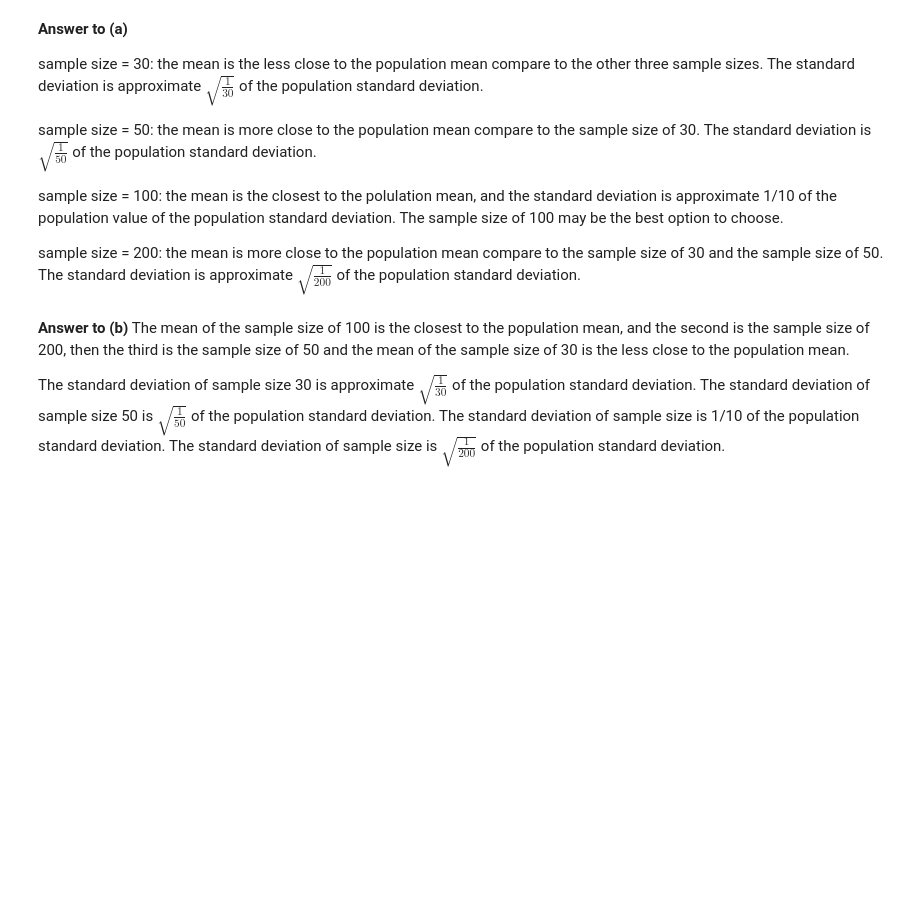
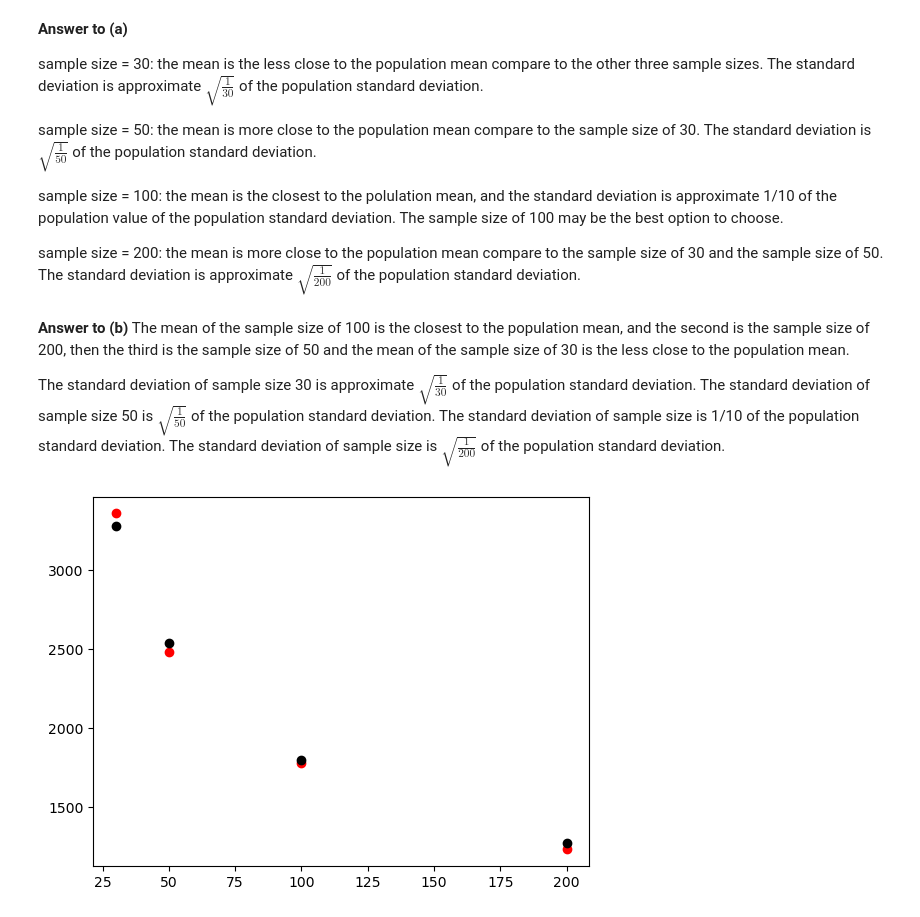
Before and after one commit to StephenDSNYC/IS5, a Jupyter notebook: exercise/ch14/ch14_25_44_46.ipynb, the cells around one changed output. Saved outputs shown, nothing was run; the diff lists cells and outputs as text; code cells hidden in the pictures; blank space fills up the shorter version.

```diff
--- a/exercise/ch14/ch14_25_44_46.ipynb
+++ b/exercise/ch14/ch14_25_44_46.ipynb
@@ -136,3 +147,14 @@ sample size = 200: the mean is more close to the population mean compare to the
 **Answer to (b)** The mean of the sample size of 100 is the closest to the population mean, and the second is the sample size of 200, then the third is the sample size of 50 and the mean of the sample size of 30 is the less close to the population mean.
 
 The standard deviation of sample size 30 is approximate $\sqrt{\frac{1}{30}}$ of the population standard deviation.  The standard deviation of sample size 50 is $\sqrt{\frac{1}{50}}$ of the population standard deviation.  The standard deviation of sample size is 1/10 of the population standard deviation. The standard deviation of sample size is $\sqrt{\frac{1}{200}}$ of the population standard deviation.
+# %%
+def sol_46b():
+    sample_sz = [30, 50, 100, 200]
+    observed_se = [3359.64, 2483.84, 1779.18, 1230.79]
+    theoretical_se = [17964.62/math.sqrt(sz) for sz in sample_sz]
+    plt.plot(sample_sz, observed_se, 'ro')
+    plt.plot(sample_sz, theoretical_se, 'ko')
+
+sol_46b()
+# %% [output]
+[figure, added]
```
Also changed, not shown: parts of 13 cells of this notebook.
